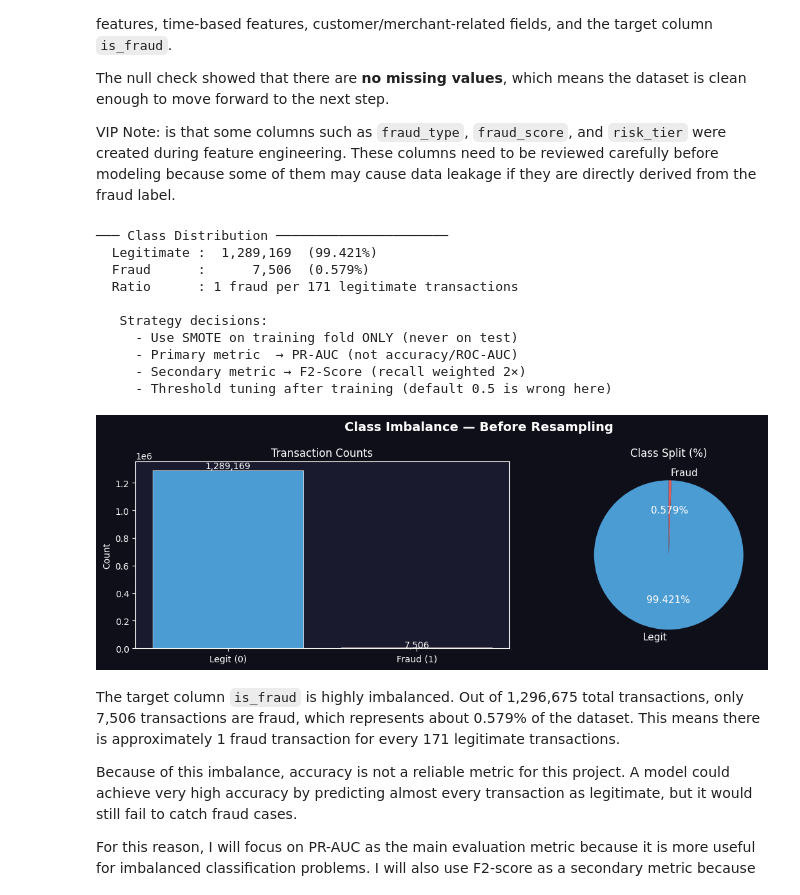
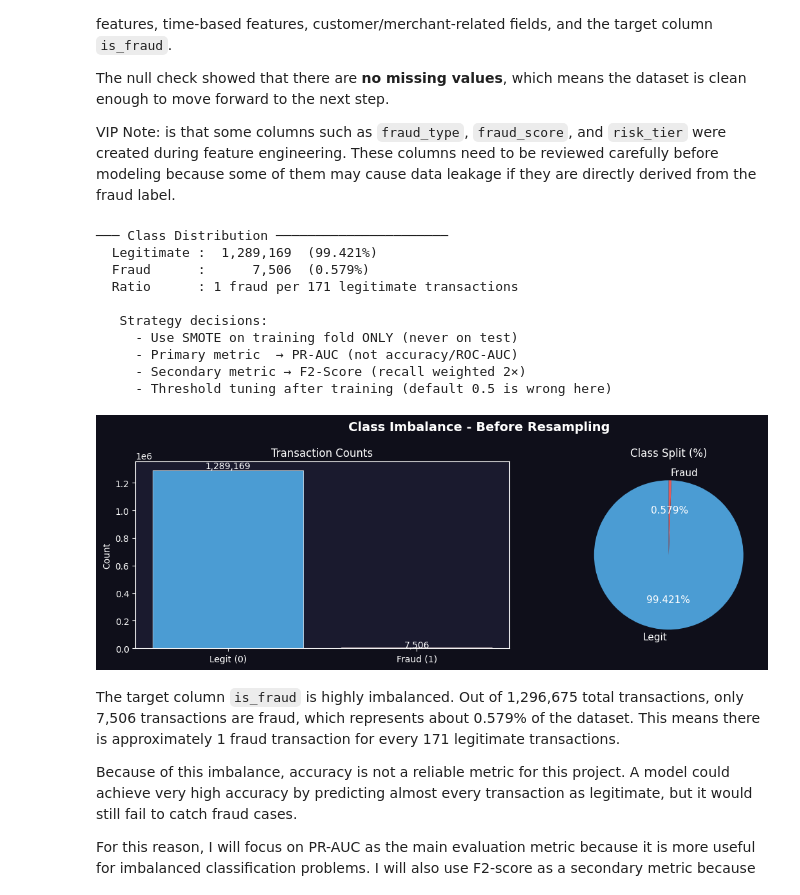
Before and after one commit to Batool-Altarawneh/Canadian-fraud-detection-dashboard, a Jupyter notebook: ml/fraud_detection_ml.ipynb, the cells around one changed output. Drawn from its saved outputs; the diff is of its cells as text; code cells hidden in the pictures.

```diff
--- a/ml/fraud_detection_ml.ipynb
+++ b/ml/fraud_detection_ml.ipynb
@@ -323,7 +323,7 @@ fig, axes = plt.subplots(1, 2, figsize=(12, 4), facecolor='#0f0f1a')
 
 # Main title for the full figure
 fig.suptitle(
-    'Class Imbalance — Before Resampling',
+    'Class Imbalance - Before Resampling',
     fontsize=14,
     fontweight='bold',
     color='white'
@@ -377,34 +377,34 @@ for at in autotexts:
 axes[1].set_title('Class Split (%)', color='white')
 axes[1].set_facecolor('#1a1a2e')
 
 
 # ─────────────────────────────────────────────────────────────
 # Save and show the figure
 # ─────────────────────────────────────────────────────────────
 plt.tight_layout()
 
 # Save the chart into the reports folder so I can reuse it later
 # in documentation, GitHub, or Power BI project notes.
 plt.savefig(
     REPORTS_DIR / 'class_imbalance.png',
     dpi=150,
     bbox_inches='tight',
     facecolor='#0f0f1a'
 )
 
 plt.show()
 # %% [output]
 ─── Class Distribution ──────────────────────
   Legitimate :  1,289,169  (99.421%)
   Fraud      :      7,506  (0.579%)
   Ratio      : 1 fraud per 171 legitimate transactions
 
    Strategy decisions:
      - Use SMOTE on training fold ONLY (never on test)
      - Primary metric  → PR-AUC (not accuracy/ROC-AUC)
      - Secondary metric → F2-Score (recall weighted 2×)
      - Threshold tuning after training (default 0.5 is wrong here)
-[figure, old version]
+[figure, new version]
 # %% [markdown]
 The target column `is_fraud` is highly imbalanced. Out of 1,296,675 total transactions, only 7,506 transactions are fraud, which represents about 0.579% of the dataset. This means there is approximately 1 fraud transaction for every 171 legitimate transactions.
 
```
Also changed, not shown: parts of 22 cells of this notebook, 9 other files.
